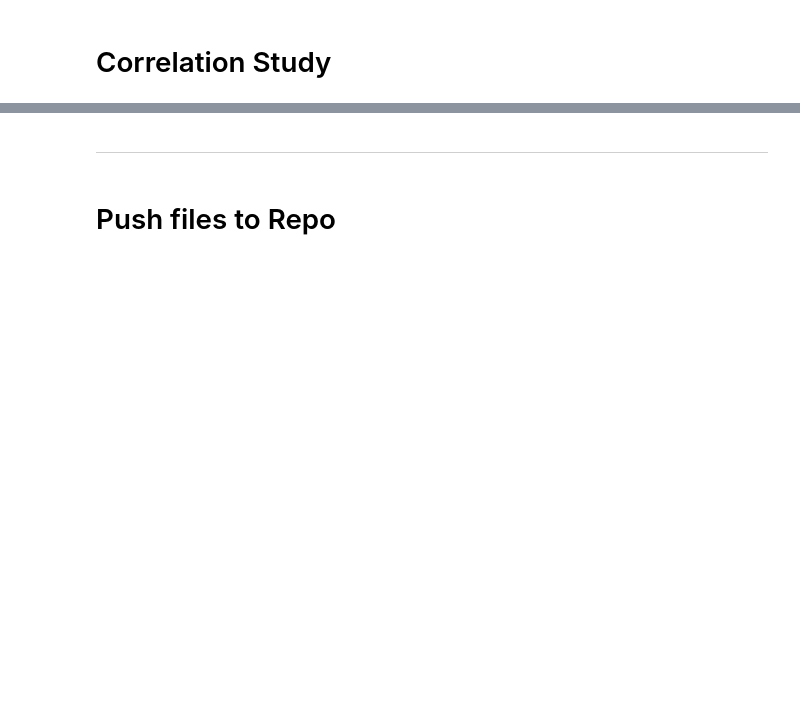
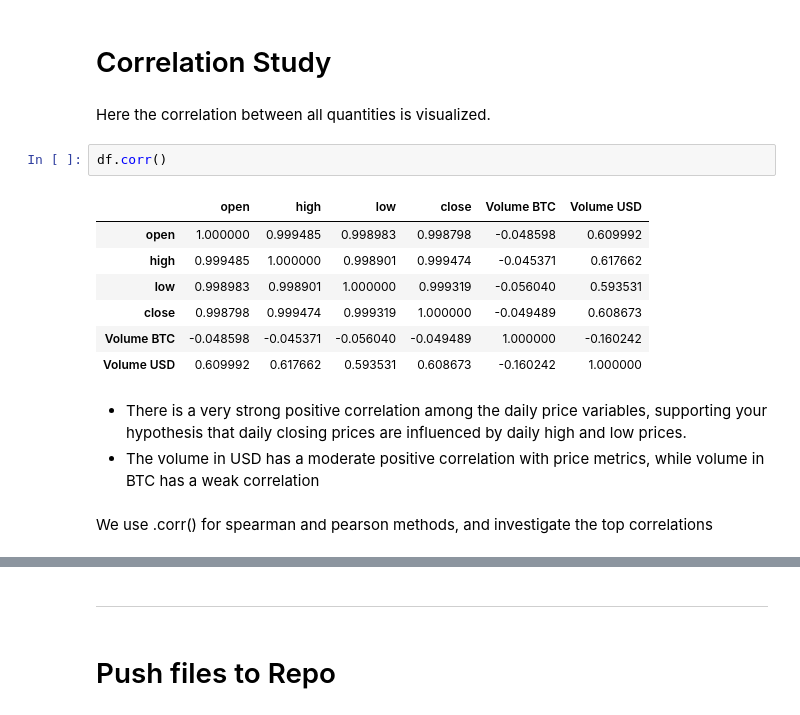
Before and after one commit to Cosmin1907/bitcoin-forecast, a Jupyter notebook: jupyter_notebooks/02 - PriceStudy.ipynb, the cells around one changed output, grey strips where cells are left out. Cells and saved outputs as stored; diff of their text form; blank space fills up the shorter version.

Commit message:
Add price study

```diff
--- a/jupyter_notebooks/02 - PriceStudy.ipynb
+++ b/jupyter_notebooks/02 - PriceStudy.ipynb
@@ -70,2 +117,19 @@ ModuleNotFoundError: No module named 'ydata_profiling'
 # %% [markdown]
 # Correlation Study
+# %% [markdown]
+Here the correlation between all quantities is visualized.
+# %%
+df.corr()
+# %% [output]
+|  | open | high | low | close | Volume BTC | Volume USD |
+| open | 1.000000 | 0.999485 | 0.998983 | 0.998798 | -0.048598 | 0.609992 |
+| high | 0.999485 | 1.000000 | 0.998901 | 0.999474 | -0.045371 | 0.617662 |
+| low | 0.998983 | 0.998901 | 1.000000 | 0.999319 | -0.056040 | 0.593531 |
+| close | 0.998798 | 0.999474 | 0.999319 | 1.000000 | -0.049489 | 0.608673 |
+| Volume BTC | -0.048598 | -0.045371 | -0.056040 | -0.049489 | 1.000000 | -0.160242 |
+| Volume USD | 0.609992 | 0.617662 | 0.593531 | 0.608673 | -0.160242 | 1.000000 |
+# %% [markdown]
+- There is a very strong positive correlation among the daily price variables, supporting your hypothesis that daily closing prices are influenced by daily high and low prices.
+- The volume in USD has a moderate positive correlation with price metrics, while volume in BTC has a weak correlation
+# %% [markdown]
+We use .corr() for spearman and pearson methods, and investigate the top correlations
```
Also changed, not shown: parts of 10 cells of this notebook.
